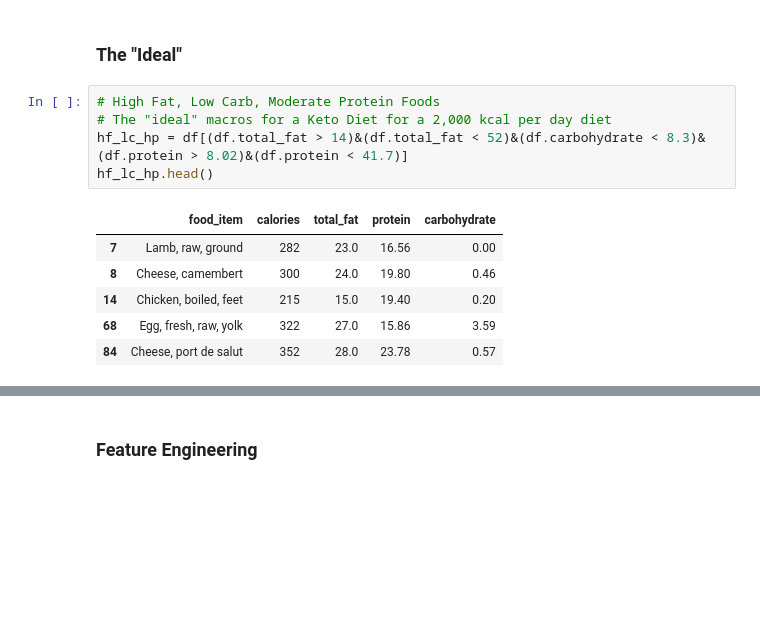
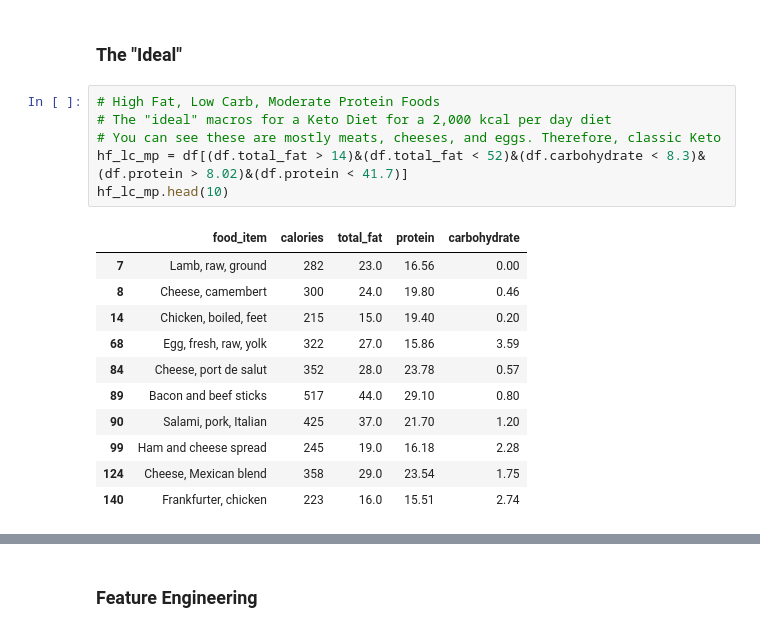
Before and after one commit to dbojado/Keto-Diet-Project, a Jupyter notebook: MVP.ipynb, the cells around one changed output, grey strips where cells are left out. Cells and saved outputs as stored; diff of their text form; blank space fills up the shorter version.

```diff
--- a/MVP.ipynb
+++ b/MVP.ipynb
@@ -415,14 +407,20 @@ zero_carbs_high_fat.head()
 # %%
 # High Fat, Low Carb, Moderate Protein Foods
 # The "ideal" macros for a Keto Diet for a 2,000 kcal per day diet
-hf_lc_hp = df[(df.total_fat > 14)&(df.total_fat < 52)&(df.carbohydrate < 8.3)&(df.protein > 8.02)&(df.protein < 41.7)]
-hf_lc_hp.head()
+# You can see these are mostly meats, cheeses, and eggs. Therefore, classic Keto
+hf_lc_mp = df[(df.total_fat > 14)&(df.total_fat < 52)&(df.carbohydrate < 8.3)&(df.protein > 8.02)&(df.protein < 41.7)]
+hf_lc_mp.head(10)
 # %% [output]
 |  | food_item | calories | total_fat | protein | carbohydrate |
 | 7 | Lamb, raw, ground | 282 | 23.0 | 16.56 | 0.00 |
 | 8 | Cheese, camembert | 300 | 24.0 | 19.80 | 0.46 |
 | 14 | Chicken, boiled, feet | 215 | 15.0 | 19.40 | 0.20 |
 | 68 | Egg, fresh, raw, yolk | 322 | 27.0 | 15.86 | 3.59 |
 | 84 | Cheese, port de salut | 352 | 28.0 | 23.78 | 0.57 |
+| 89 | Bacon and beef sticks | 517 | 44.0 | 29.10 | 0.80 |
+| 90 | Salami, pork, Italian | 425 | 37.0 | 21.70 | 1.20 |
+| 99 | Ham and cheese spread | 245 | 19.0 | 16.18 | 2.28 |
+| 124 | Cheese, Mexican blend | 358 | 29.0 | 23.54 | 1.75 |
+| 140 | Frankfurter, chicken | 223 | 16.0 | 15.51 | 2.74 |
 # %%
 # Out of a nutritional database with a total of 8789 food items, 745 items are "Keto Friendly"
```
Also changed, not shown: parts of 33 cells of this notebook.
